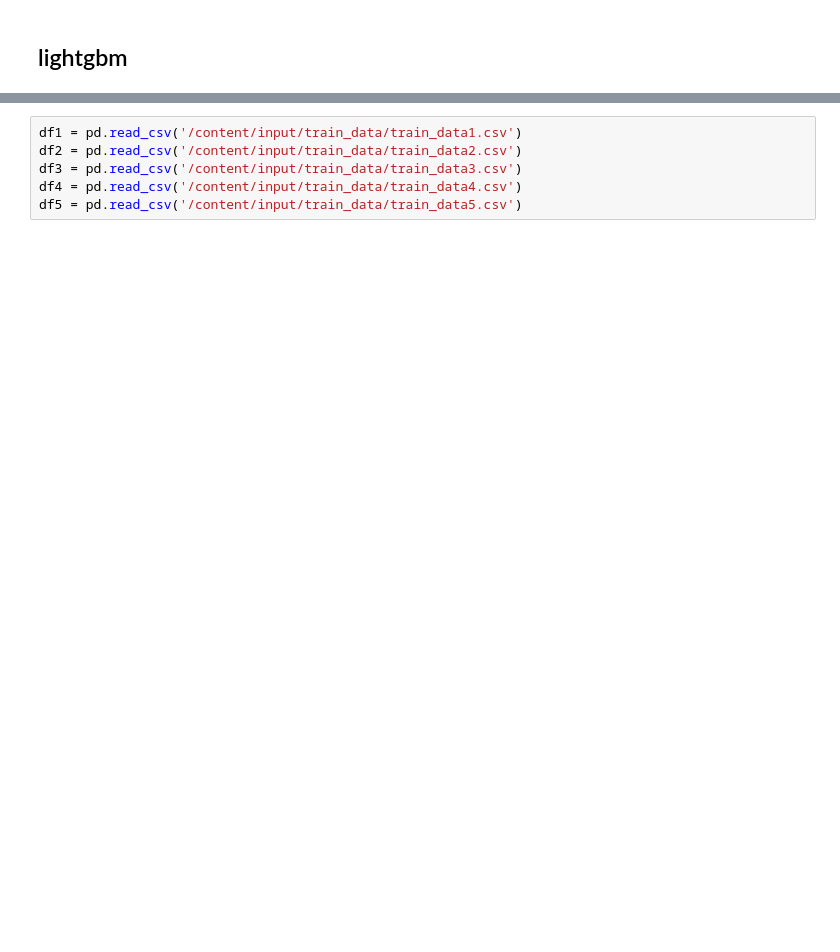
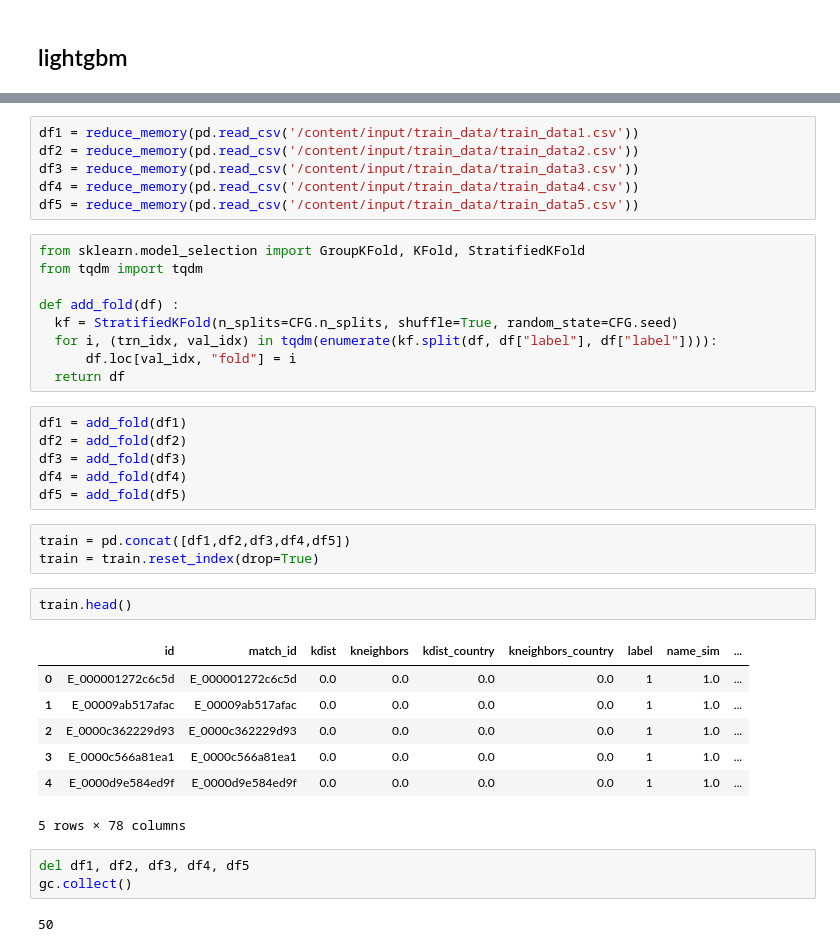
Before and after one commit to aruaru0/Foursquare-Location-Matching, a Jupyter notebook: train_lightgbm.ipynb, the cells around one changed output, grey strips where cells are left out. Saved outputs shown, nothing was run; the diff lists cells and outputs as text; blank space fills up the shorter version.

```diff
--- a/train_lightgbm.ipynb
+++ b/train_lightgbm.ipynb
@@ -70,6 +107,39 @@ import seaborn as sns
 # %%
-df1 = pd.read_csv('/content/input/train_data/train_data1.csv')
-df2 = pd.read_csv('/content/input/train_data/train_data2.csv')
-df3 = pd.read_csv('/content/input/train_data/train_data3.csv')
-df4 = pd.read_csv('/content/input/train_data/train_data4.csv')
-df5 = pd.read_csv('/content/input/train_data/train_data5.csv')
+df1 = reduce_memory(pd.read_csv('/content/input/train_data/train_data1.csv'))
+df2 = reduce_memory(pd.read_csv('/content/input/train_data/train_data2.csv'))
+df3 = reduce_memory(pd.read_csv('/content/input/train_data/train_data3.csv'))
+df4 = reduce_memory(pd.read_csv('/content/input/train_data/train_data4.csv'))
+df5 = reduce_memory(pd.read_csv('/content/input/train_data/train_data5.csv'))
+# %%
+from sklearn.model_selection import GroupKFold, KFold, StratifiedKFold
+from tqdm import tqdm
+
+def add_fold(df) :
+  kf = StratifiedKFold(n_splits=CFG.n_splits, shuffle=True, random_state=CFG.seed)
+  for i, (trn_idx, val_idx) in tqdm(enumerate(kf.split(df, df["label"], df["label"]))):
+      df.loc[val_idx, "fold"] = i
+  return df
+# %%
+df1 = add_fold(df1)
+df2 = add_fold(df2)
+df3 = add_fold(df3)
+df4 = add_fold(df4)
+df5 = add_fold(df5)
+# %%
+train = pd.concat([df1,df2,df3,df4,df5])
+train = train.reset_index(drop=True)
+# %%
+train.head()
+# %% [output]
+|  | id | match_id | kdist | kneighbors | kdist_country | kneighbors_country | label | name_sim | ... |
+| 0 | E_000001272c6c5d | E_000001272c6c5d | 0.0 | 0.0 | 0.0 | 0.0 | 1 | 1.0 | ... |
+| 1 | E_00009ab517afac | E_00009ab517afac | 0.0 | 0.0 | 0.0 | 0.0 | 1 | 1.0 | ... |
+| 2 | E_0000c362229d93 | E_0000c362229d93 | 0.0 | 0.0 | 0.0 | 0.0 | 1 | 1.0 | ... |
+| 3 | E_0000c566a81ea1 | E_0000c566a81ea1 | 0.0 | 0.0 | 0.0 | 0.0 | 1 | 1.0 | ... |
+| 4 | E_0000d9e584ed9f | E_0000d9e584ed9f | 0.0 | 0.0 | 0.0 | 0.0 | 1 | 1.0 | ... |
+5 rows × 78 columns
+# %%
+del df1, df2, df3, df4, df5
+gc.collect()
+# %% [output]
+50
```
Also changed, not shown: parts of 29 cells of this notebook.
